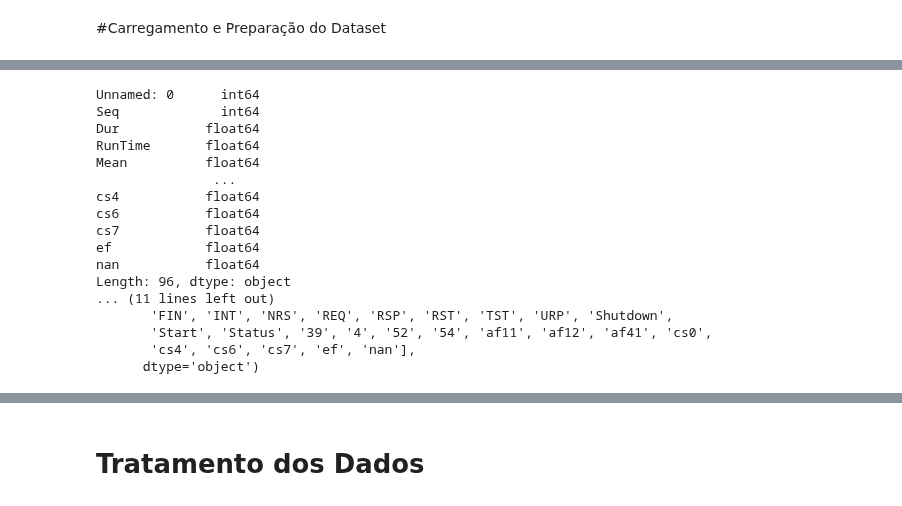
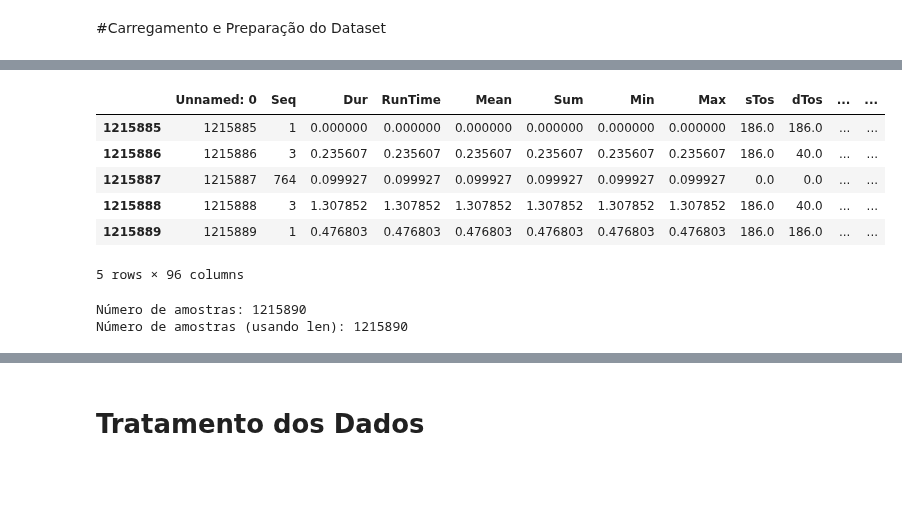
Before and after one commit to gabrieladamasceno/Attacks_5G, a Jupyter notebook: Attacks_5G_Aprendizado_Federado.ipynb, the cells around one changed output, grey strips where cells are left out. Saved outputs shown, nothing was run; the diff lists cells and outputs as text; code cells hidden in the pictures; blank space fills up the shorter version.

```diff
--- a/Attacks_5G_Aprendizado_Federado.ipynb
+++ b/Attacks_5G_Aprendizado_Federado.ipynb
@@ -23,24 +23,24 @@ Drive already mounted at /content/gdrive; to attempt to forcibly remount, call d
 | 3 | 3 | 4 | 4.998037 | 4.998037 | 4.998037 | 4.998037 | 4.998037 | 4.998037 | 0.0 | 0.0 | ... | ... |
 | 4 | 4 | 5 | 4.999453 | 4.999453 | 4.999453 | 4.999453 | 4.999453 | 4.999453 | 0.0 | 0.0 | ... | ... |
 5 rows × 96 columns
-# %%
-print(encoded.dtypes)
-print(encoded.columns)
-# %% [output]
-Unnamed: 0      int64
-Seq             int64
-Dur           float64
-RunTime       float64
-Mean          float64
-               ...
-cs4           float64
-cs6           float64
-cs7           float64
-ef            float64
-nan           float64
-Length: 96, dtype: object
-... (11 lines left out)
-       'FIN', 'INT', 'NRS', 'REQ', 'RSP', 'RST', 'TST', 'URP', 'Shutdown',
-       'Start', 'Status', '39', '4', '52', '54', 'af11', 'af12', 'af41', 'cs0',
-       'cs4', 'cs6', 'cs7', 'ef', 'nan'],
-      dtype='object')
+# %%
+encoded.tail()
+# %% [output]
+|  | Unnamed: 0 | Seq | Dur | RunTime | Mean | Sum | Min | Max | sTos | dTos | ... | ... |
+| 1215885 | 1215885 | 1 | 0.000000 | 0.000000 | 0.000000 | 0.000000 | 0.000000 | 0.000000 | 186.0 | 186.0 | ... | ... |
+| 1215886 | 1215886 | 3 | 0.235607 | 0.235607 | 0.235607 | 0.235607 | 0.235607 | 0.235607 | 186.0 | 40.0 | ... | ... |
+| 1215887 | 1215887 | 764 | 0.099927 | 0.099927 | 0.099927 | 0.099927 | 0.099927 | 0.099927 | 0.0 | 0.0 | ... | ... |
+| 1215888 | 1215888 | 3 | 1.307852 | 1.307852 | 1.307852 | 1.307852 | 1.307852 | 1.307852 | 186.0 | 40.0 | ... | ... |
+| 1215889 | 1215889 | 1 | 0.476803 | 0.476803 | 0.476803 | 0.476803 | 0.476803 | 0.476803 | 186.0 | 186.0 | ... | ... |
+5 rows × 96 columns
+# %%
+# Usando shape
+num_amostras = encoded.shape[0]
+print(f"Número de amostras: {num_amostras}")
+
+# Usando len()
+num_amostras_len = len(encoded)
+print(f"Número de amostras (usando len): {num_amostras_len}")
+# %% [output]
+Número de amostras: 1215890
+Número de amostras (usando len): 1215890
```
Also changed, not shown: parts of 12 cells of this notebook.
